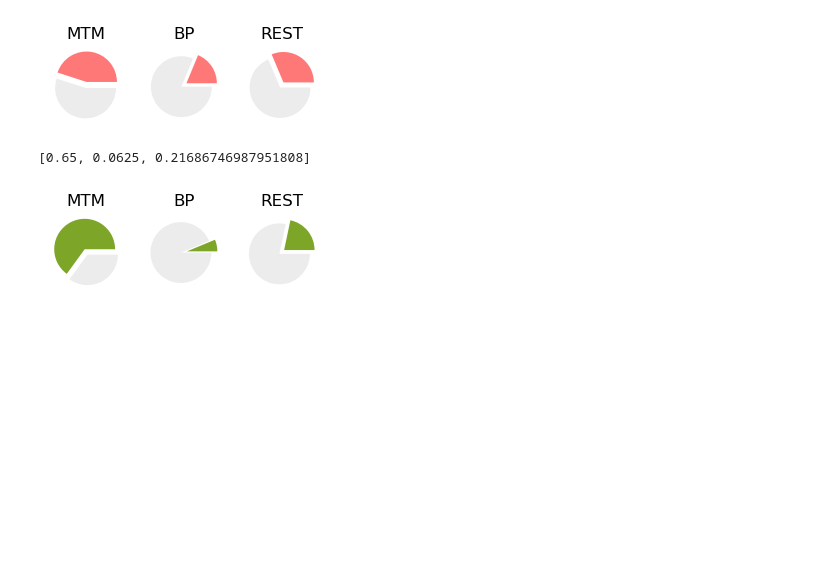
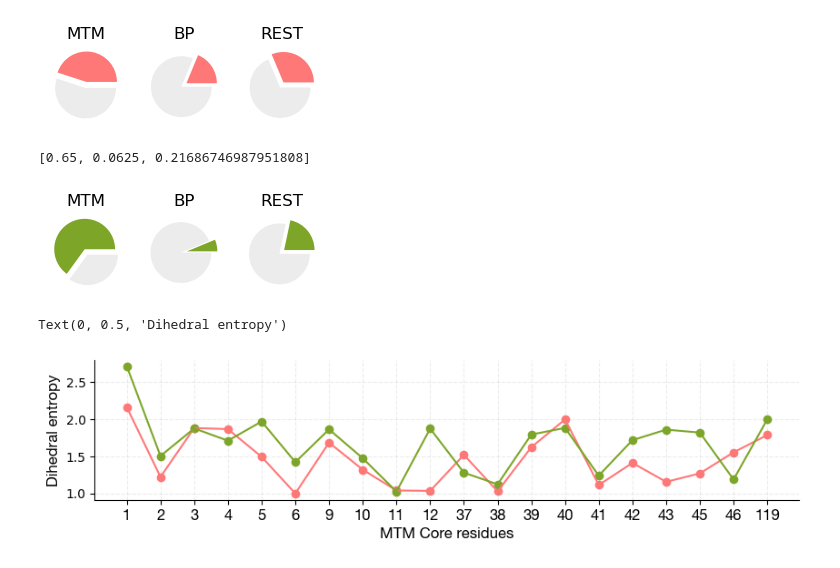
Before and after one commit to CSB-Thukral-Lab/LC3_conformations_scripts_data, a Jupyter notebook: scripts/dihedrals/dihedral_entropy_calculations/dihedral_entropy_pre_vs_bnd.ipynb, the cells around one changed output. Drawn from its saved outputs; the diff is of its cells as text; code cells hidden in the pictures; blank space fills up the shorter version.

```diff
--- a/scripts/dihedrals/dihedral_entropy_calculations/dihedral_entropy_pre_vs_bnd.ipynb
+++ b/scripts/dihedrals/dihedral_entropy_calculations/dihedral_entropy_pre_vs_bnd.ipynb
@@ -616,0 +627,7 @@ plt.show()
+# %%
+MTM_all=[1,2,3,4,5,6,7,8,9,10,12,36,37,38,39,40,41,42,43,44,46,80,82,84,85,112,114,115,116,117,118,119]
+MTM_core=[1, 2, 3, 4, 5, 6, 9, 10, 11, 12, 37, 38, 39, 40, 41, 42, 43, 45, 46, 119]
+MTM_vicinity=[i for i in MTM_all if i not in MTM_core]
+triad_res=[59,60,61,64,68]+[i for i in range(71,80)]+[i for i in range(83,93)]
+HP1=[19,23,32,34,51,53,108]
+HP2=[35,52,54,55,58,63,66,67,70]
@@ -616,0 +658,42 @@ plt.show()
+# %%
+font = {'family':'helvetica neue',
+            'color':  'black',
+            'weight': 'bold',
+            'size': 12
+            }
+rs={'family':'helvetica neue',
+    'size':12
+   }
+
+
+
+fig, ax = plt.subplots(figsize=(10,2))
+
+ax.plot(reg_entropy_returner(MTM_core, "PRE"), color='#FF7878')
+ax.scatter([x for x in range(len(reg_entropy_returner(MTM_core, "BND")))],
+           reg_entropy_returner(MTM_core, "PRE"), color='#FF7878')
+
+ax.plot(reg_entropy_returner(MTM_core, "BND"), color='#7DA629')
+ax.scatter([x for x in range(len(reg_entropy_returner(MTM_core, "BND")))],
+           reg_entropy_returner(MTM_core, "BND"), color='#7DA629')
+
+ax.yaxis.grid(color='gray', linestyle='dashed',alpha=0.15)
+ax.xaxis.grid(color='gray', linestyle='dashed',alpha=0.15)
+
+#ax.tick_params(labelsize=10)
+ax.spines['top'].set_visible(False)
+ax.spines['right'].set_visible(False)
+
+ax.set_xticks([i for i in range(len(MTM_core))],
+              MTM_core)
+ax.set_xticklabels(MTM_core, fontdict=font)
+
+# ax.set_yticks([0,0.2,0.4,0.6], [0,0.2,0.4,0.6])
+# ax.set_yticklabels([0,0.2,0.4,0.6], fontdict=font)
+
+
+ax.set_xlabel('MTM Core residues', fontdict=font)
+ax.set_ylabel('Dihedral entropy', fontdict=font)
+# %% [output]
+Text(0, 0.5, 'Dihedral entropy')
+[figure, added]
```
Also changed, not shown: parts of 9 cells of this notebook, 53 other files.
